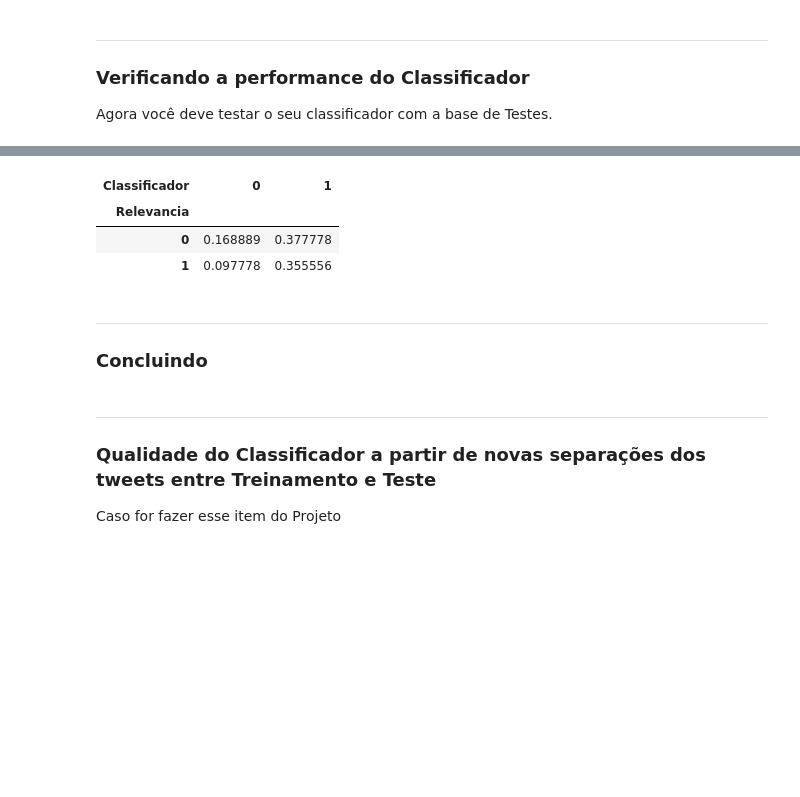
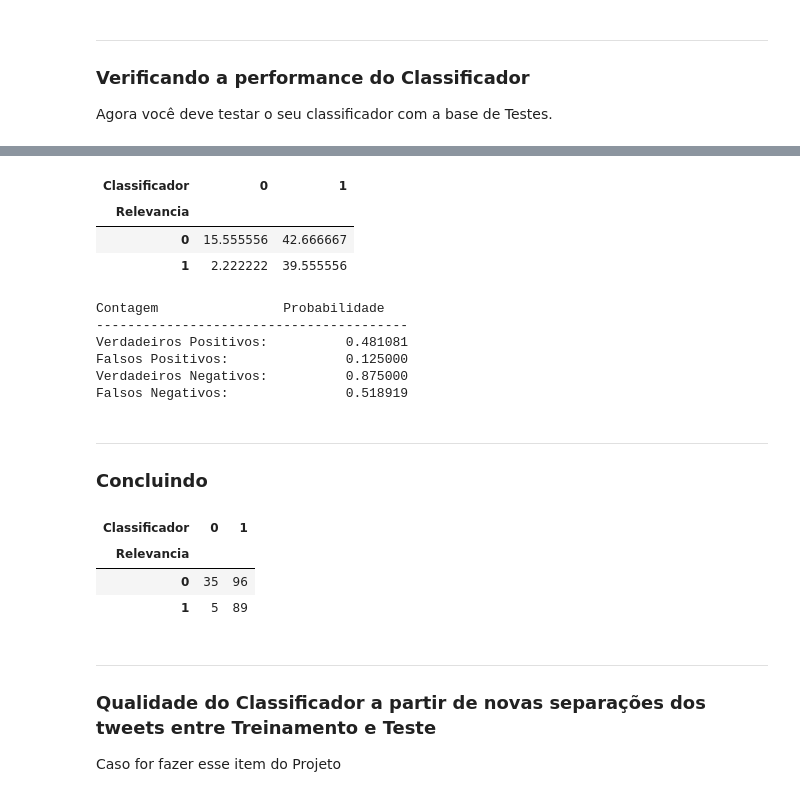
Before and after one commit to leticiacb1/TheMandalorian, a Jupyter notebook: Classificador_NaiveBayes_Mandalorian.ipynb, the cells around one changed output, grey strips where cells are left out. Drawn from its saved outputs; the diff is of its cells as text; code cells hidden in the pictures; blank space fills up the shorter version.

```diff
--- a/Classificador_NaiveBayes_Mandalorian.ipynb
+++ b/Classificador_NaiveBayes_Mandalorian.ipynb
@@ -439,19 +396,56 @@ y=test.loc[(test['Classificador']==0)&(test['Relevancia']==0),:].shape[0]
-# %%
-# fp=test.loc[(test['Classificador']==0)&(test['Relevancia']==1),:].shape[0]
-# tp=test.loc[(test['Classificador']==1)&(test['Relevancia']==1),:].shape[0]
-# fn=test.loc[(test['Classificador']==1)&(test['Relevancia']==0),:].shape[0]
-# tn=test.loc[(test['Classificador']==0)&(test['Relevancia']==0),:].shape[0]
-
-# test['Classificador']=
-pd.crosstab(test.Relevancia,test.Classificador,normalize=True)
-# %% [output]
-| Classificador | 0 | 1 |
-| Relevancia |  |  |
-| 0 | 0.168889 | 0.377778 |
-| 1 | 0.097778 | 0.355556 |
+# %%
+#Vendo a classificação efetiva
+pd.crosstab(test.Relevancia,test.Classificador,normalize=True)*100
+# %% [output]
+| Classificador | 0 | 1 |
+| Relevancia |  |  |
+| 0 | 15.555556 | 42.666667 |
+| 1 | 2.222222 | 39.555556 |
+# %%
+serie_0_test = test[test["Classificador"] == 0]
+serie_1_test = test[test["Classificador"] == 1]
+
+# Valores iniciais das quantidades de cada caso
+verdadeiros_positivos = 0
+falsos_positivos = 0
+verdadeiros_negativos = 0
+falsos_negativos = 0
+
+# Calcula a quantidade de tweets de cada um dos casos acima
+for i in range(len(test['Classificador'])):
+    if test['Classificador'][i] == 1 and test['Relevancia'][i] == 1:
+        verdadeiros_positivos += 1
+    elif test['Classificador'][i] == 0 and test['Relevancia'][i] == 1:
+        falsos_positivos += 1
+    elif test['Classificador'][i] == 0 and test['Relevancia'][i] == 0:
+        verdadeiros_negativos += 1
+    elif test['Classificador'][i] == 1 and test['Relevancia'][i] == 0:
+        falsos_negativos += 1
+
+# Retorna probabilidade para cada caso
+print("Contagem\t\tProbabilidade")
+print("----------------------------------------")
+print("%s:\t\t%f" % ('Verdadeiros Positivos', verdadeiros_positivos/len(serie_1_test['Classificador'])))
+print("%s:\t\t%f" % ('Falsos Positivos', falsos_positivos/len(serie_0_test['Classificador'])))
+print("%s:\t\t%f" % ('Verdadeiros Negativos', verdadeiros_negativos/len(serie_0_test['Classificador'])))
+print("%s:\t\t%f" % ('Falsos Negativos', falsos_negativos/len(serie_1_test['Classificador'])))
+# %% [output]
+Contagem                Probabilidade
+----------------------------------------
+Verdadeiros Positivos:          0.481081
+Falsos Positivos:               0.125000
+Verdadeiros Negativos:          0.875000
+Falsos Negativos:               0.518919
 # %% [markdown]
 ___
 ### Concluindo
+# %%
+pd.crosstab(test.Relevancia,test.Classificador,normalize=False)
+# %% [output]
+| Classificador | 0 | 1 |
+| Relevancia |  |  |
+| 0 | 35 | 96 |
+| 1 | 5 | 89 |
 # %% [markdown]
 ___
 ### Qualidade do Classificador a partir de novas separações dos tweets entre Treinamento e Teste
```
Also changed, not shown: parts of 63 cells of this notebook, 7 other files.
